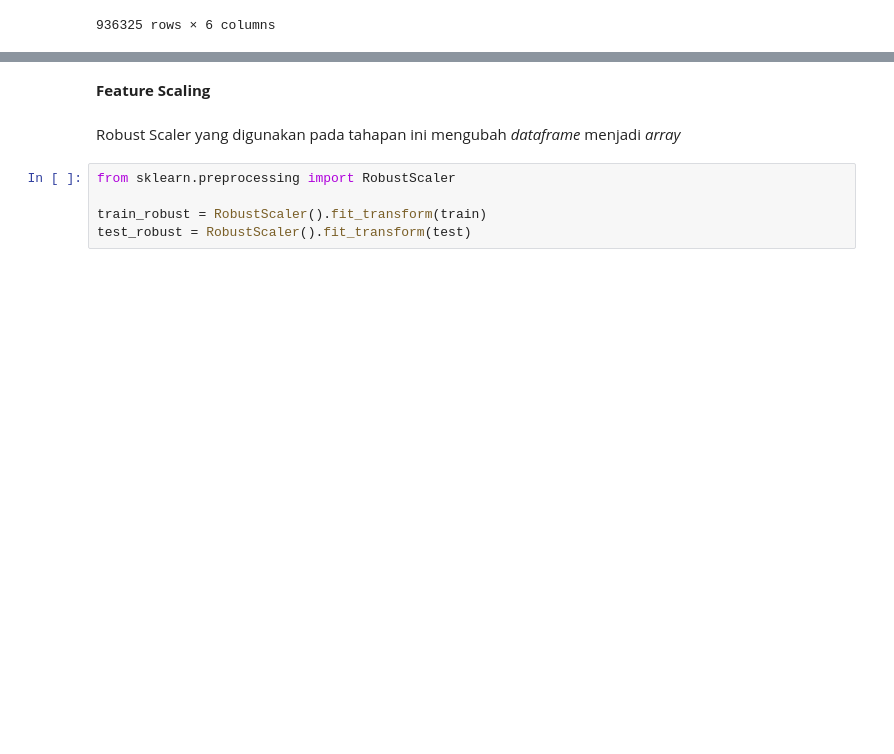
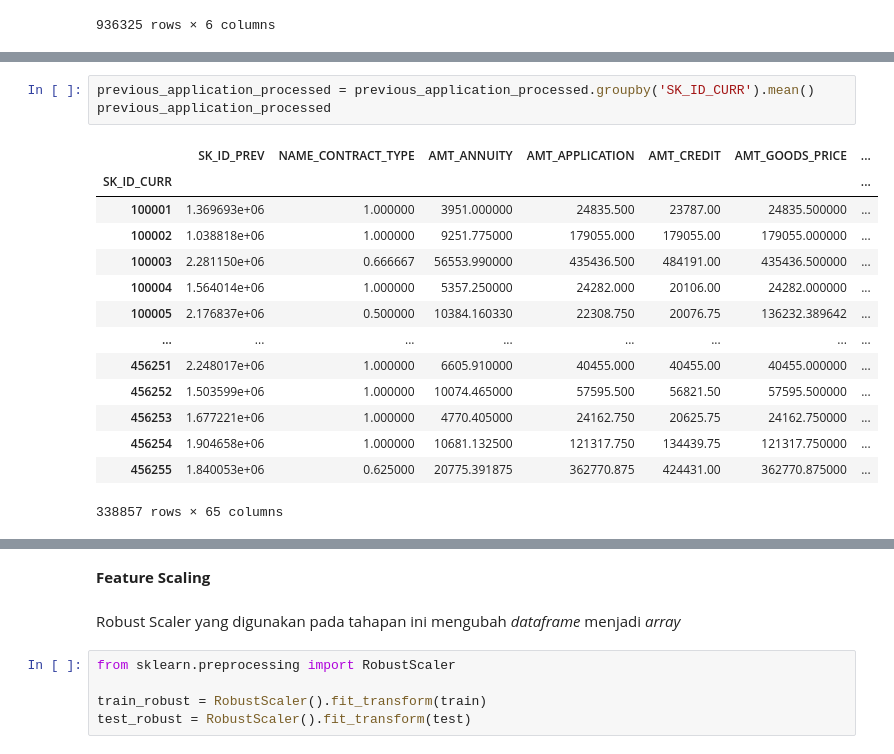
Before and after one commit to williamhilmysusatyo/home-credit, a Jupyter notebook: notebooks.ipynb, the cells around one changed output, grey strips where cells are left out. Saved outputs shown, nothing was run; the diff lists cells and outputs as text; blank space fills up the shorter version.

```diff
--- a/notebooks.ipynb
+++ b/notebooks.ipynb
@@ -798,0 +812,18 @@ executing.executing.NotOneValueFound: Expected one value, found 0
+# %%
+previous_application_processed = previous_application_processed.groupby('SK_ID_CURR').mean()
+previous_application_processed
+# %% [output]
+|  | SK_ID_PREV | NAME_CONTRACT_TYPE | AMT_ANNUITY | AMT_APPLICATION | AMT_CREDIT | AMT_GOODS_PRICE | ... |
+| SK_ID_CURR |  |  |  |  |  |  | ... |
+| 100001 | 1.369693e+06 | 1.000000 | 3951.000000 | 24835.500 | 23787.00 | 24835.500000 | ... |
+| 100002 | 1.038818e+06 | 1.000000 | 9251.775000 | 179055.000 | 179055.00 | 179055.000000 | ... |
+| 100003 | 2.281150e+06 | 0.666667 | 56553.990000 | 435436.500 | 484191.00 | 435436.500000 | ... |
+| 100004 | 1.564014e+06 | 1.000000 | 5357.250000 | 24282.000 | 20106.00 | 24282.000000 | ... |
+| 100005 | 2.176837e+06 | 0.500000 | 10384.160330 | 22308.750 | 20076.75 | 136232.389642 | ... |
+| ... | ... | ... | ... | ... | ... | ... | ... |
+| 456251 | 2.248017e+06 | 1.000000 | 6605.910000 | 40455.000 | 40455.00 | 40455.000000 | ... |
+| 456252 | 1.503599e+06 | 1.000000 | 10074.465000 | 57595.500 | 56821.50 | 57595.500000 | ... |
+| 456253 | 1.677221e+06 | 1.000000 | 4770.405000 | 24162.750 | 20625.75 | 24162.750000 | ... |
+| 456254 | 1.904658e+06 | 1.000000 | 10681.132500 | 121317.750 | 134439.75 | 121317.750000 | ... |
+| 456255 | 1.840053e+06 | 0.625000 | 20775.391875 | 362770.875 | 424431.00 | 362770.875000 | ... |
+338857 rows × 65 columns
```
Also changed, not shown: parts of 10 cells of this notebook, 4 other files.
